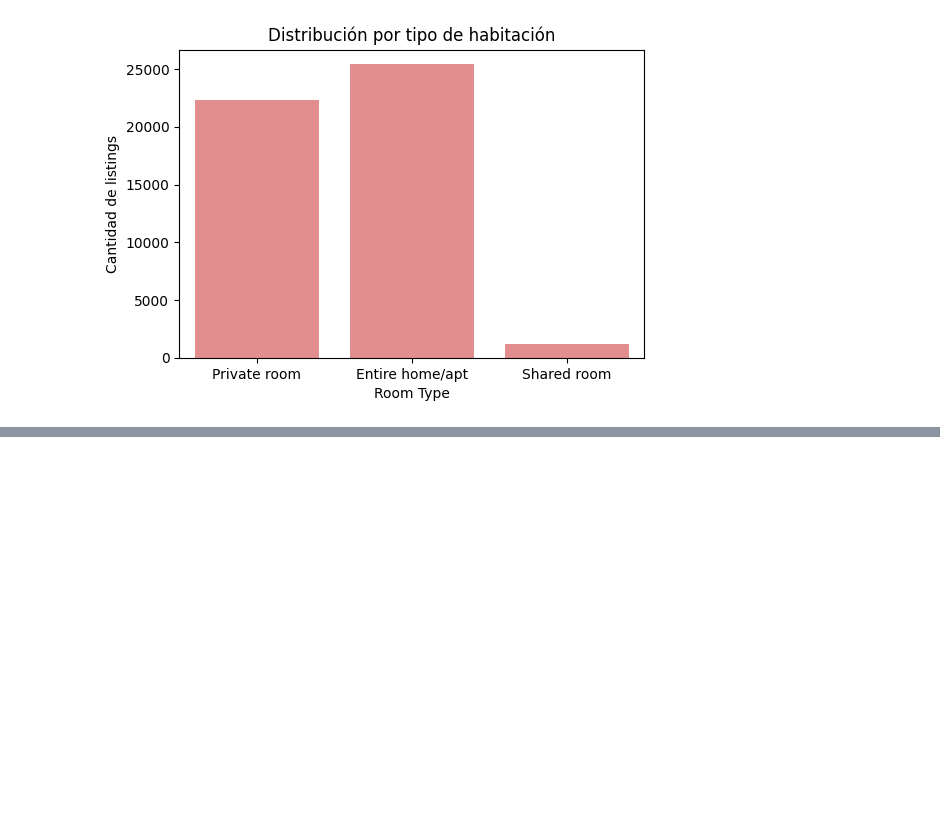
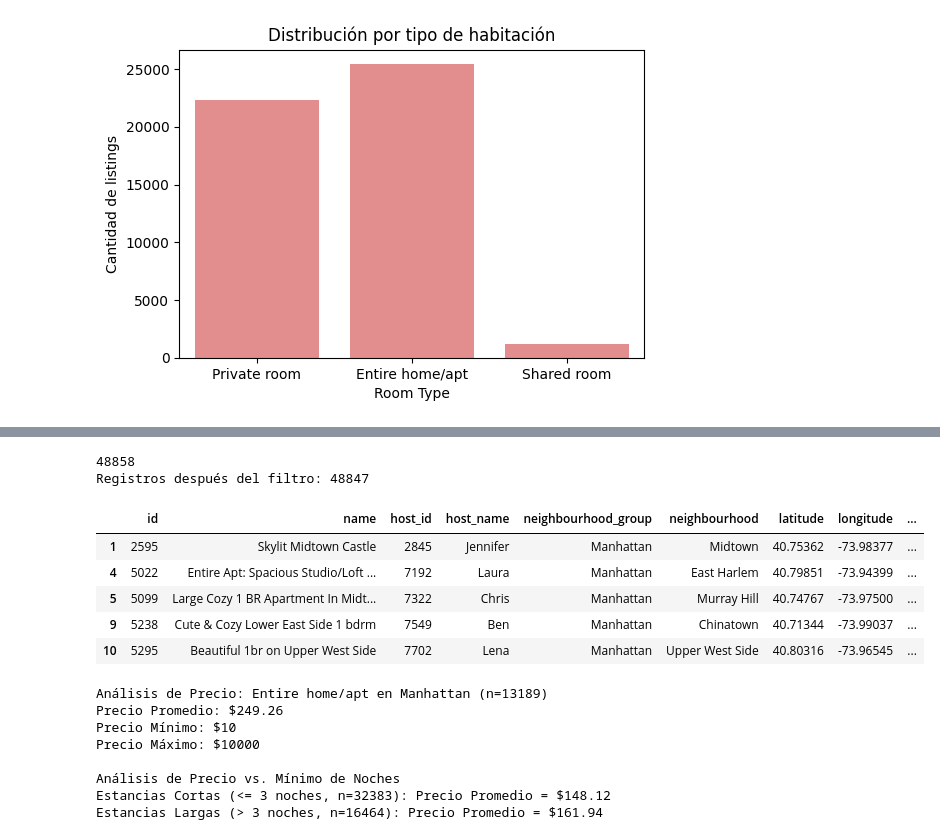
Before and after one commit to stephy0410/AirbnbNYC_analisis, a Jupyter notebook: notebooks/Analisis_de_salario.ipynb, the cells around one changed output, grey strips where cells are left out. Cells and saved outputs as stored; diff of their text form; code cells hidden in the pictures; blank space fills up the shorter version.

```diff
--- a/notebooks/Analisis_de_salario.ipynb
+++ b/notebooks/Analisis_de_salario.ipynb
@@ -166,0 +171,4 @@ Name: count, dtype: int64
+# %%
+#Eliminar columna last_review
+df.drop(columns=['last_review'], inplace=True)
+display(df.head())
@@ -166,0 +190,13 @@ Name: count, dtype: int64
+# %%
+#Columnas a revisar para eliminar filas
+columns_to_review = ['name', 'host_name']
+
+#Eliminar filas con nulos en las columnas definidas
+df.dropna(subset=columns_to_review, inplace=True)
+print(f'Número de filas restantes: {len(df)}')
+
+#Rellenar filas con nulos en columna reviews_per_month
+df['reviews_per_month'] = df['reviews_per_month'].fillna(0)
+
+#Verificación final de valores nulos
+display(df.isnull().sum())
@@ -166,0 +231,52 @@ Name: count, dtype: int64
+# %%
+#Verificar que el df no tenga precios menores a 0
+print(len(df))
+
+#Filtro del precio
+filter_price = df['price'] > 0
+df = df[filter_price]
+print(f"Registros después del filtro: {len(df)}")
+
+#Filtro para el análisis del precio dado la ubicación y el tipo de habitación
+filer_manhattan_home = (df['neighbourhood_group'] == 'Manhattan') & (df['room_type'] == 'Entire home/apt')
+df_manhattan_home = df[filer_manhattan_home]
+
+average_price = df_manhattan_home['price'].mean()
+minimum_price = df_manhattan_home['price'].min()
+maximum_price = df_manhattan_home['price'].max()
+
+display(df_manhattan_home.head())
+print(f'Análisis de Precio: Entire home/apt en Manhattan (n={len(df_manhattan_home)})')
+print(f'Precio Promedio: ${average_price:.2f}')
+print(f'Precio Mínimo: ${minimum_price}')
+print(f'Precio Máximo: ${maximum_price}')
+
+#Filtro para comparar el precio promedio de las estancias cortas y largas
+# Filtros de estancias
+filter_short_stay = df['minimum_nights'] <= 3
+filter_long_stay = df['minimum_nights'] > 3
+
+# 2. Calcular los precios promedio para cada grupo
+average_short = df[filter_short_stay]['price'].mean()
+average_long = df[filter_long_stay]['price'].mean()
+
+print('\nAnálisis de Precio vs. Mínimo de Noches')
+print(f'Estancias Cortas (<= 3 noches, n={len(df[filter_short_stay])}): Precio Promedio = ${average_short:.2f}')
+print(f'Estancias Largas (> 3 noches, n={len(df[filter_long_stay])}): Precio Promedio = ${average_long:.2f}')
+# %% [output]
+48858
+Registros después del filtro: 48847
+|  | id | name | host_id | host_name | neighbourhood_group | neighbourhood | latitude | longitude | ... |
+| 1 | 2595 | Skylit Midtown Castle | 2845 | Jennifer | Manhattan | Midtown | 40.75362 | -73.98377 | ... |
+| 4 | 5022 | Entire Apt: Spacious Studio/Loft ... | 7192 | Laura | Manhattan | East Harlem | 40.79851 | -73.94399 | ... |
+| 5 | 5099 | Large Cozy 1 BR Apartment In Midt... | 7322 | Chris | Manhattan | Murray Hill | 40.74767 | -73.97500 | ... |
+| 9 | 5238 | Cute & Cozy Lower East Side 1 bdrm | 7549 | Ben | Manhattan | Chinatown | 40.71344 | -73.99037 | ... |
+| 10 | 5295 | Beautiful 1br on Upper West Side | 7702 | Lena | Manhattan | Upper West Side | 40.80316 | -73.96545 | ... |
+Análisis de Precio: Entire home/apt en Manhattan (n=13189)
+Precio Promedio: $249.26
+Precio Mínimo: $10
+Precio Máximo: $10000
+
+Análisis de Precio vs. Mínimo de Noches
+Estancias Cortas (<= 3 noches, n=32383): Precio Promedio = $148.12
+Estancias Largas (> 3 noches, n=16464): Precio Promedio = $161.94
```
Also changed, not shown: parts of 5 cells of this notebook.
